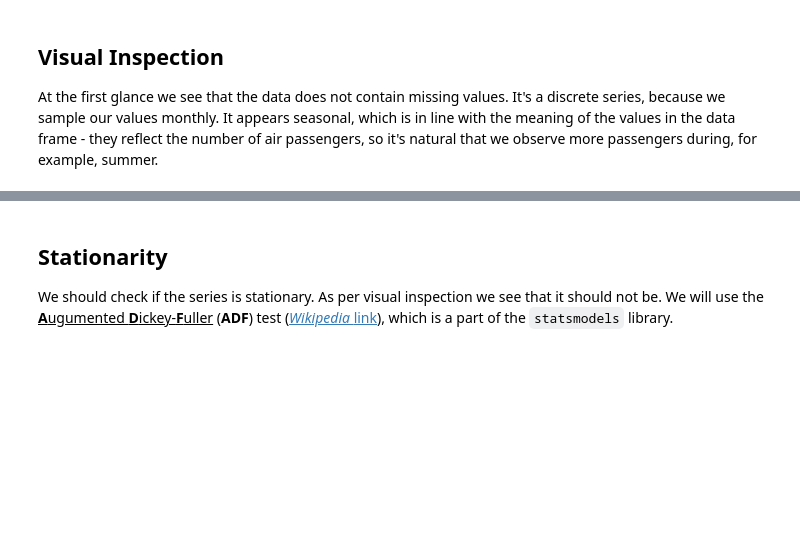
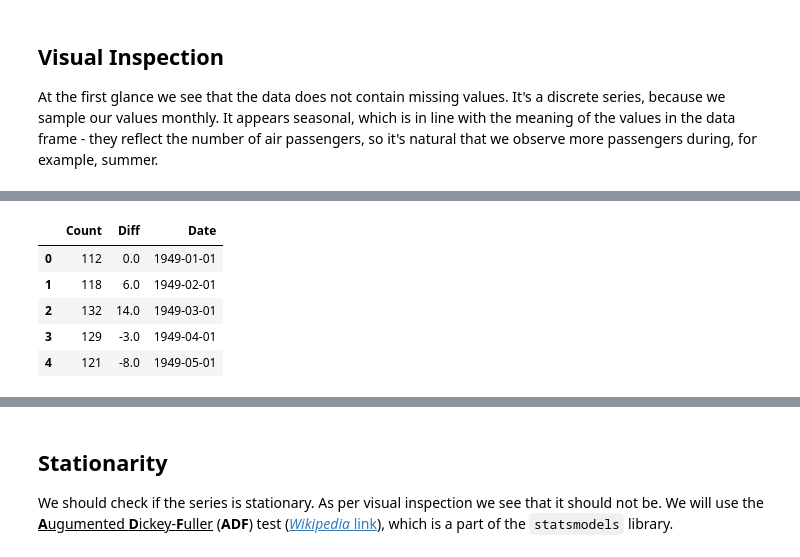
Before and after one commit to Staneesh/Repro2023, a Jupyter notebook: main.ipynb, the cells around one changed output, grey strips where cells are left out. Saved outputs shown, nothing was run; the diff lists cells and outputs as text; code cells hidden in the pictures; blank space fills up the shorter version.

Commit message:
Train test set distinction

```diff
--- a/main.ipynb
+++ b/main.ipynb
@@ -72,0 +90,14 @@ At the first glance we see that the data does not contain missing values. It's a
+# %%
+data = data.reset_index()
+data['Date'] = data.apply(lambda x: datetime.datetime.strptime(x['Month'], '%Y-%m'), axis = 1).dt.date
+data = data.drop(['Month'], axis = 1)
+# %%
+train = data.loc[data['Date'] < datetime.date(1958, 1, 1)]
+train.tail()
+# %% [output]
+|  | Count | Diff | Date |
+| 0 | 112 | 0.0 | 1949-01-01 |
+| 1 | 118 | 6.0 | 1949-02-01 |
+| 2 | 132 | 14.0 | 1949-03-01 |
+| 3 | 129 | -3.0 | 1949-04-01 |
+| 4 | 121 | -8.0 | 1949-05-01 |
```
Also changed, not shown: parts of 14 cells of this notebook.
